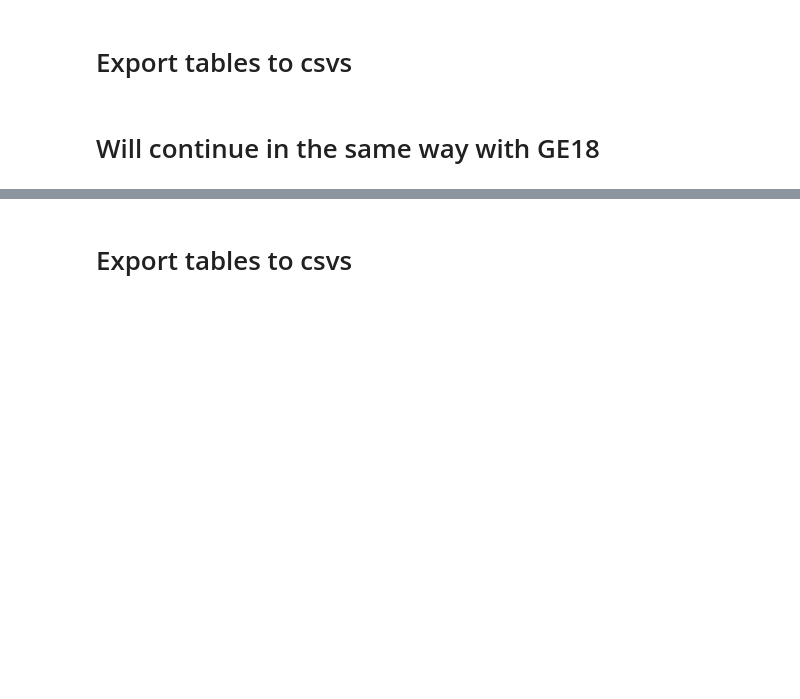
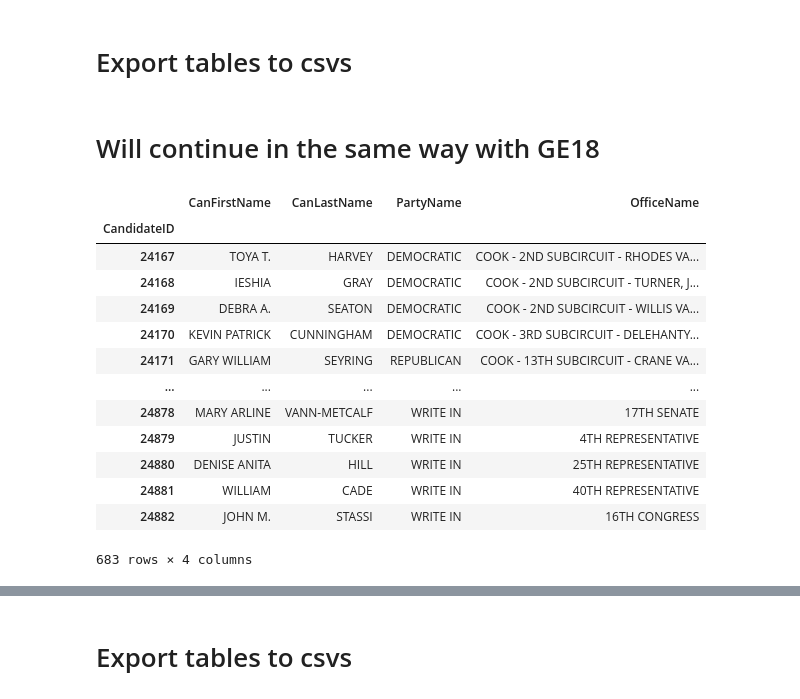
Before and after one commit to sshaughnessy/ETL-Project, a Jupyter notebook: election-data/elections.ipynb, the cells around one changed output, grey strips where cells are left out. Drawn from its saved outputs; the diff is of its cells as text; code cells hidden in the pictures; blank space fills up the shorter version.

```diff
--- a/election-data/elections.ipynb
+++ b/election-data/elections.ipynb
@@ -309,0 +286,6 @@ ge18.drop(columns=dropvar18,inplace=True)
+# %%
+nulloc18 = ge18.isnull().values
+nansdf18 = ge18[nulloc18]
+nancandlist18 = nansdf18[['CanFirstName','CanLastName','OfficeName','CandidateID']].drop_duplicates(subset='CandidateID')
+nancandlist18 = nancandlist18.sort_values(by="OfficeName")
+nancandlist18 = nancandlist18.values
@@ -310,6 +300,9 @@ ge18.drop(columns=dropvar18,inplace=True)
+# %%
+write_ins18 = list(nansdf18.drop_duplicates(subset="CandidateID")["CanLastName"].values)
+ge18[[x in write_ins18 for x in ge18.CanLastName]] = ge18[[x in write_ins18 for x in ge18.CanLastName]].replace(nans,"WRITE IN")
 # %%
 candidates18 = ge18[["CandidateID","CanFirstName", "CanLastName","PartyName","OfficeName"]].copy()
 candidates18.drop_duplicates(inplace=True,subset="CandidateID")
 candidates18.set_index(candidates18.CandidateID,inplace=True)
 candidates18.drop(columns="CandidateID",inplace=True)
-candidates18.sort_values(by="CandidateID")
+candidates18.sort_values(by="CandidateID",inplace=True)
@@ -320,5 +309,3 @@ nans = nansdf18.PartyName.values[0]
-# %%
-candidates18.PartyName.replace(nans,"NON-PARTISAN",inplace=True)
 # %%
 runningno18 = ge18.OfficeName.value_counts()
 rndict18 = dict(runningno18)
@@ -360,6 +347,21 @@ votes18.set_index(indx2,inplace=True)
 votes18.drop(columns=["CandidateID","County"],inplace=True)
 votes18.sort_values(by=['CandidateID','Votes'],ascending=[True,False],inplace=True)
 # %%
-candidates18.head()
+candidates18
+# %% [output]
+|  | CanFirstName | CanLastName | PartyName | OfficeName |
+| CandidateID |  |  |  |  |
+| 24167 | TOYA T. | HARVEY | DEMOCRATIC | COOK - 2ND SUBCIRCUIT - RHODES VA... |
+| 24168 | IESHIA | GRAY | DEMOCRATIC | COOK - 2ND SUBCIRCUIT - TURNER, J... |
+| 24169 | DEBRA A. | SEATON | DEMOCRATIC | COOK - 2ND SUBCIRCUIT - WILLIS VA... |
+| 24170 | KEVIN PATRICK | CUNNINGHAM | DEMOCRATIC | COOK - 3RD SUBCIRCUIT - DELEHANTY... |
+| 24171 | GARY WILLIAM | SEYRING | REPUBLICAN | COOK - 13TH SUBCIRCUIT - CRANE VA... |
+| ... | ... | ... | ... | ... |
+| 24878 | MARY ARLINE | VANN-METCALF | WRITE IN | 17TH SENATE |
+| 24879 | JUSTIN | TUCKER | WRITE IN | 4TH REPRESENTATIVE |
+| 24880 | DENISE ANITA | HILL | WRITE IN | 25TH REPRESENTATIVE |
+| 24881 | WILLIAM | CADE | WRITE IN | 40TH REPRESENTATIVE |
+| 24882 | JOHN M. | STASSI | WRITE IN | 16TH CONGRESS |
+683 rows × 4 columns
 # %%
 ballotgroups18.head()
```
Also changed, not shown: parts of 15 cells of this notebook, 1 other file.
